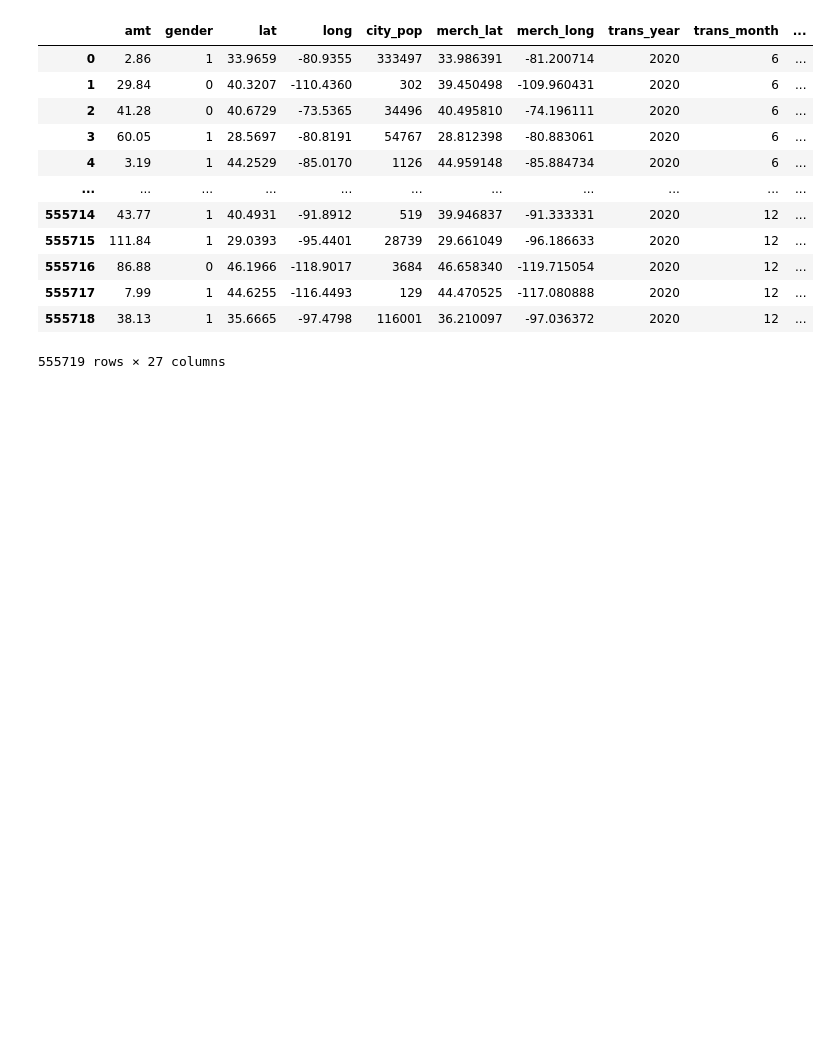
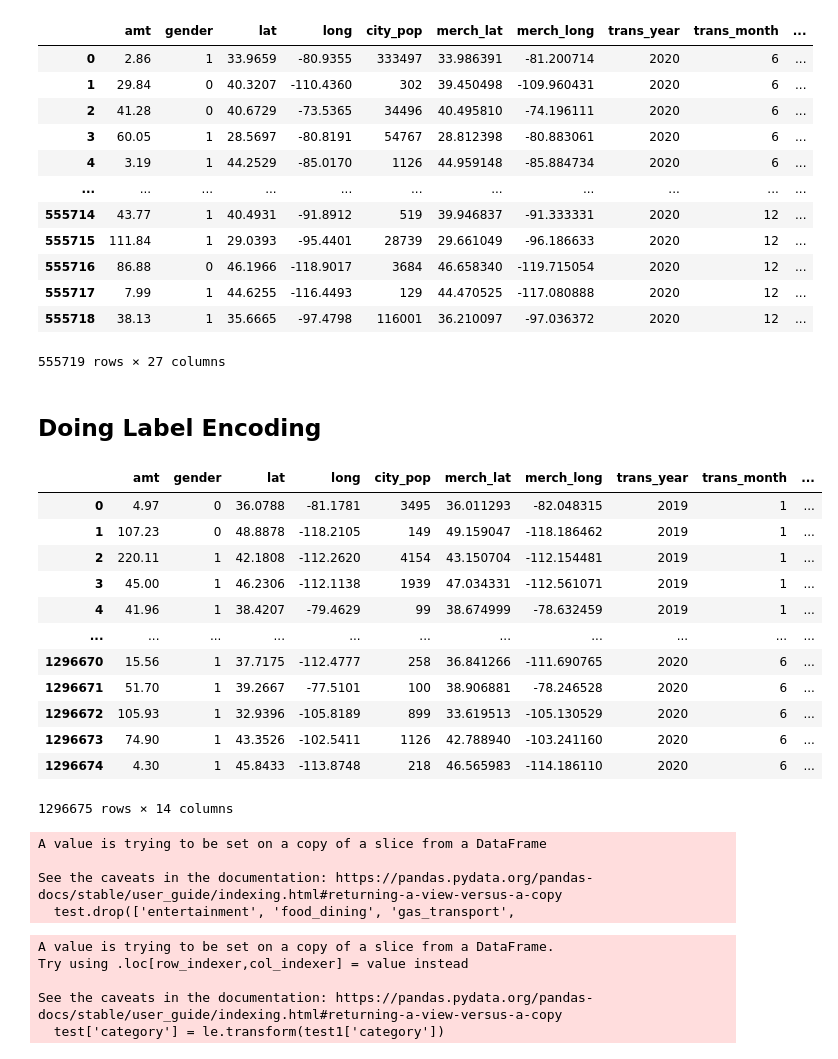
Before and after one commit to Dhairyakuchhal/summer-of-code-2024, a Jupyter notebook: machine-learning/week-1/Data_preprocessing.ipynb, the cells around one changed output. Cells and saved outputs as stored; diff of their text form; code cells hidden in the pictures; blank space fills up the shorter version.

```diff
--- a/machine-learning/week-1/Data_preprocessing.ipynb
+++ b/machine-learning/week-1/Data_preprocessing.ipynb
@@ -507,3 +525,26 @@ testing_data
 555719 rows × 27 columns
 # %%
 testing_data.to_csv('testing_data', index = False)
+# %% [markdown]
+## Doing Label Encoding
+# %%
+from sklearn.preprocessing import LabelEncoder
+le = LabelEncoder()
+# %%
+df1['category'] = le.fit_transform(df['category'])
+# %%
+df1
+# %% [output]
+|  | amt | gender | lat | long | city_pop | merch_lat | merch_long | trans_year | trans_month | ... |
+| 0 | 4.97 | 0 | 36.0788 | -81.1781 | 3495 | 36.011293 | -82.048315 | 2019 | 1 | ... |
+| 1 | 107.23 | 0 | 48.8878 | -118.2105 | 149 | 49.159047 | -118.186462 | 2019 | 1 | ... |
+| 2 | 220.11 | 1 | 42.1808 | -112.2620 | 4154 | 43.150704 | -112.154481 | 2019 | 1 | ... |
+| 3 | 45.00 | 1 | 46.2306 | -112.1138 | 1939 | 47.034331 | -112.561071 | 2019 | 1 | ... |
+| 4 | 41.96 | 1 | 38.4207 | -79.4629 | 99 | 38.674999 | -78.632459 | 2019 | 1 | ... |
+| ... | ... | ... | ... | ... | ... | ... | ... | ... | ... | ... |
+| 1296670 | 15.56 | 1 | 37.7175 | -112.4777 | 258 | 36.841266 | -111.690765 | 2020 | 6 | ... |
+| 1296671 | 51.70 | 1 | 39.2667 | -77.5101 | 100 | 38.906881 | -78.246528 | 2020 | 6 | ... |
+| 1296672 | 105.93 | 1 | 32.9396 | -105.8189 | 899 | 33.619513 | -105.130529 | 2020 | 6 | ... |
+| 1296673 | 74.90 | 1 | 43.3526 | -102.5411 | 1126 | 42.788940 | -103.241160 | 2020 | 6 | ... |
+| 1296674 | 4.30 | 1 | 45.8433 | -113.8748 | 218 | 46.565983 | -114.186110 | 2020 | 6 | ... |
+1296675 rows × 14 columns
@@ -509,0 +560,10 @@ testing_data.to_csv('testing_data', index = False)
+# %%
+test.drop(['entertainment', 'food_dining', 'gas_transport',
+       'grocery_net', 'grocery_pos', 'health_fitness', 'home', 'kids_pets',
+       'misc_net', 'misc_pos', 'personal_care', 'shopping_net', 'shopping_pos',
+       'travel'], inplace = True, axis = 1)
+# %% [output]
+A value is trying to be set on a copy of a slice from a DataFrame
+
+See the caveats in the documentation: https://pandas.pydata.org/pandas-docs/stable/user_guide/indexing.html#returning-a-view-versus-a-copy
+  test.drop(['entertainment', 'food_dining', 'gas_transport',
@@ -509,0 +572,8 @@ testing_data.to_csv('testing_data', index = False)
+# %%
+test['category'] = le.transform(test1['category'])
+# %% [output]
+A value is trying to be set on a copy of a slice from a DataFrame.
+Try using .loc[row_indexer,col_indexer] = value instead
+
+See the caveats in the documentation: https://pandas.pydata.org/pandas-docs/stable/user_guide/indexing.html#returning-a-view-versus-a-copy
+  test['category'] = le.transform(test1['category'])
```
Also changed, not shown: parts of 10 cells of this notebook.
